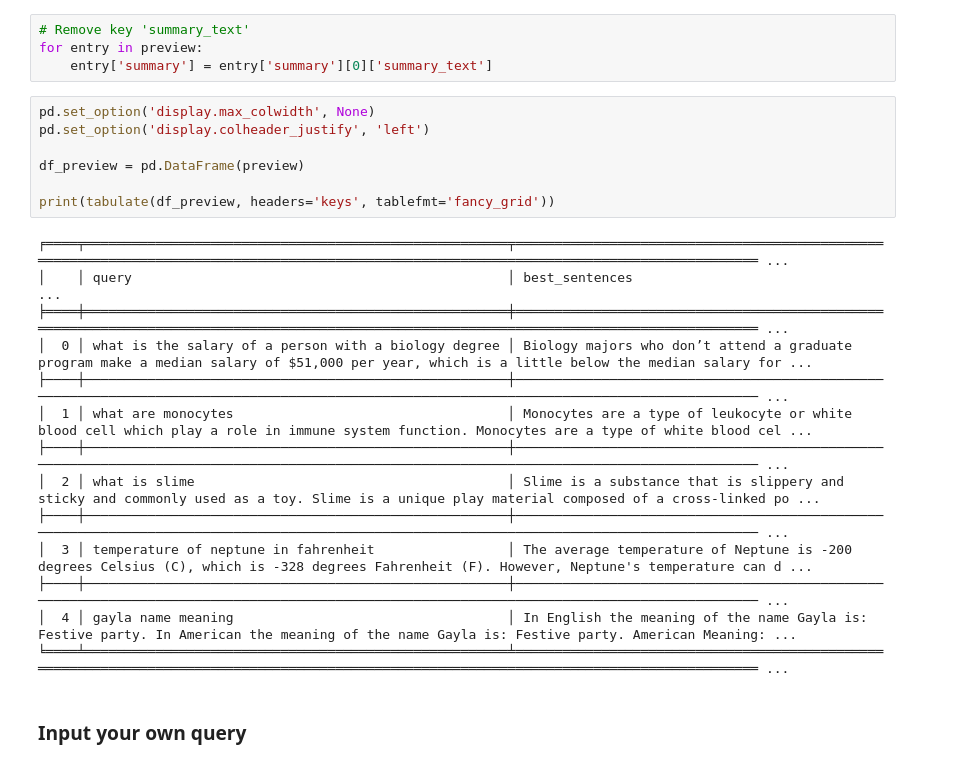
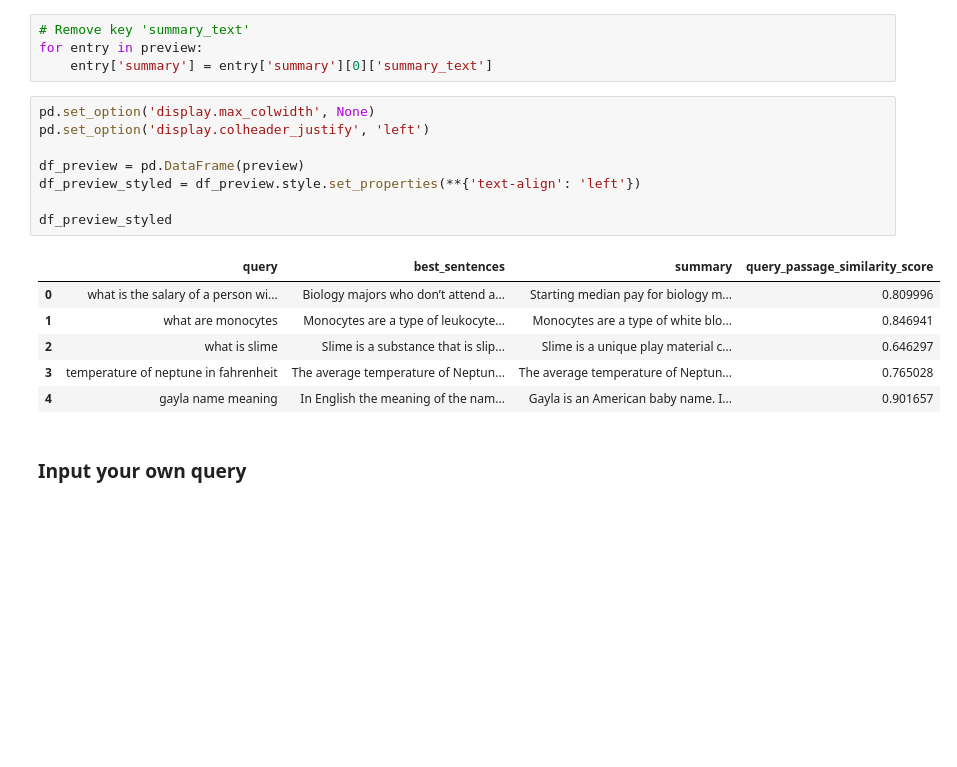
Before and after one commit to ProfessionalSalmon/Query2Answer, a Jupyter notebook: notebook/ms_marco_query2answer.ipynb, the cells around one changed output. Cells and saved outputs as stored; diff of their text form; blank space fills up the shorter version.

```diff
--- a/notebook/ms_marco_query2answer.ipynb
+++ b/notebook/ms_marco_query2answer.ipynb
@@ -157,24 +163,18 @@ for entry in preview:
 # %%
 pd.set_option('display.max_colwidth', None)
 pd.set_option('display.colheader_justify', 'left')
 
 df_preview = pd.DataFrame(preview)
+df_preview_styled = df_preview.style.set_properties(**{'text-align': 'left'})
 
-print(tabulate(df_preview, headers='keys', tablefmt='fancy_grid'))
+df_preview_styled
 # %% [output]
-╒════╤══════════════════════════════════════════════════════╤═══════════════════════════════════════════════════════════════════════════════════════════════════════════════════════════════════════════ ...
-│    │ query                                                │ best_sentences                                                                                                                             ...
-╞════╪══════════════════════════════════════════════════════╪═══════════════════════════════════════════════════════════════════════════════════════════════════════════════════════════════════════════ ...
-│  0 │ what is the salary of a person with a biology degree │ Biology majors who don’t attend a graduate program make a median salary of $51,000 per year, which is a little below the median salary for ...
-├────┼──────────────────────────────────────────────────────┼─────────────────────────────────────────────────────────────────────────────────────────────────────────────────────────────────────────── ...
-│  1 │ what are monocytes                                   │ Monocytes are a type of leukocyte or white blood cell which play a role in immune system function. Monocytes are a type of white blood cel ...
-├────┼──────────────────────────────────────────────────────┼─────────────────────────────────────────────────────────────────────────────────────────────────────────────────────────────────────────── ...
-│  2 │ what is slime                                        │ Slime is a substance that is slippery and sticky and commonly used as a toy. Slime is a unique play material composed of a cross-linked po ...
-├────┼──────────────────────────────────────────────────────┼─────────────────────────────────────────────────────────────────────────────────────────────────────────────────────────────────────────── ...
-│  3 │ temperature of neptune in fahrenheit                 │ The average temperature of Neptune is -200 degrees Celsius (C), which is -328 degrees Fahrenheit (F). However, Neptune's temperature can d ...
-├────┼──────────────────────────────────────────────────────┼─────────────────────────────────────────────────────────────────────────────────────────────────────────────────────────────────────────── ...
-│  4 │ gayla name meaning                                   │ In English the meaning of the name Gayla is: Festive party. In American the meaning of the name Gayla is: Festive party. American Meaning: ...
-╘════╧══════════════════════════════════════════════════════╧═══════════════════════════════════════════════════════════════════════════════════════════════════════════════════════════════════════════ ...
+|  | query | best_sentences | summary | query_passage_similarity_score |
+| 0 | what is the salary of a person wi... | Biology majors who don’t attend a... | Starting median pay for biology m... | 0.809996 |
+| 1 | what are monocytes | Monocytes are a type of leukocyte... | Monocytes are a type of white blo... | 0.846941 |
+| 2 | what is slime | Slime is a substance that is slip... | Slime is a unique play material c... | 0.646297 |
+| 3 | temperature of neptune in fahrenheit | The average temperature of Neptun... | The average temperature of Neptun... | 0.765028 |
+| 4 | gayla name meaning | In English the meaning of the nam... | Gayla is an American baby name. I... | 0.901657 |
 # %% [markdown]
 ### Input your own query
 # %%
```
Also changed, not shown: parts of 4 cells of this notebook.
